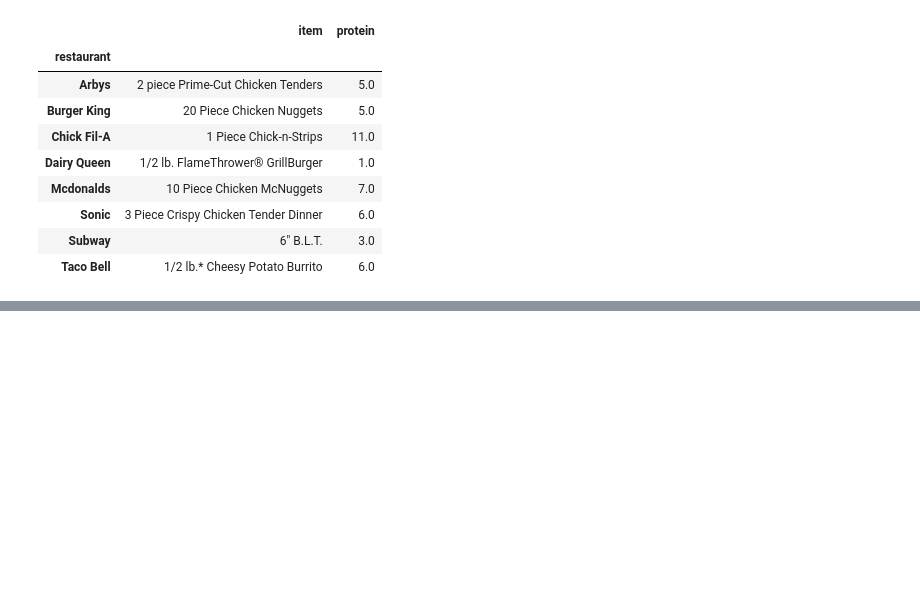
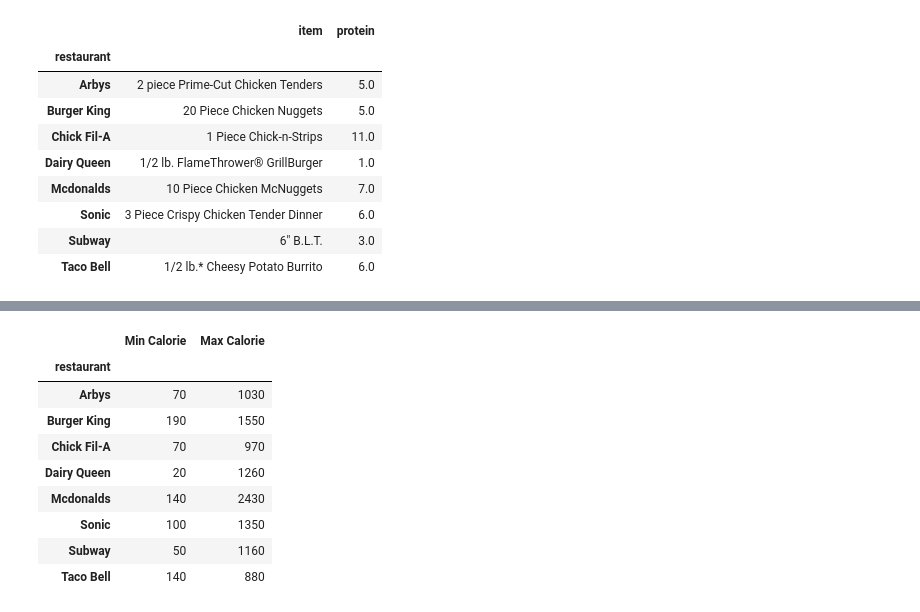
Before and after one commit to lucasjfsmith/ut-dav-project-one, a Jupyter notebook: fast_food_nutrition_donna.ipynb, the cells around one changed output, grey strips where cells are left out. Saved outputs shown, nothing was run; the diff lists cells and outputs as text; code cells hidden in the pictures; blank space fills up the shorter version.

```diff
--- a/fast_food_nutrition_donna.ipynb
+++ b/fast_food_nutrition_donna.ipynb
@@ -239,0 +293,28 @@ min_prot
+# %%
+# Calculate the earliest/latest year a book was published
+min_cal1 = fast_food_df_sorted.groupby("restaurant")['calories'].min()
+max_cal2 = fast_food_df_sorted.groupby("restaurant")['calories'].max()
+
+# min_cal1 = fast_food_df_sorted["calories"].min()
+# max_cal2 = fast_food_df_sorted["calories"].max()
+
+# min_cal1
+
+# max_cal2
+
+# Place all of the data found into a summary DataFrame
+cal_summary_df = pd.DataFrame({
+                              "Min Calorie": min_cal1,
+                              "Max Calorie": max_cal2})
+cal_summary_df
+# %% [output]
+|  | Min Calorie | Max Calorie |
+| restaurant |  |  |
+| Arbys | 70 | 1030 |
+| Burger King | 190 | 1550 |
+| Chick Fil-A | 70 | 970 |
+| Dairy Queen | 20 | 1260 |
+| Mcdonalds | 140 | 2430 |
+| Sonic | 100 | 1350 |
+| Subway | 50 | 1160 |
+| Taco Bell | 140 | 880 |
```
Also changed, not shown: parts of 8 cells of this notebook.
